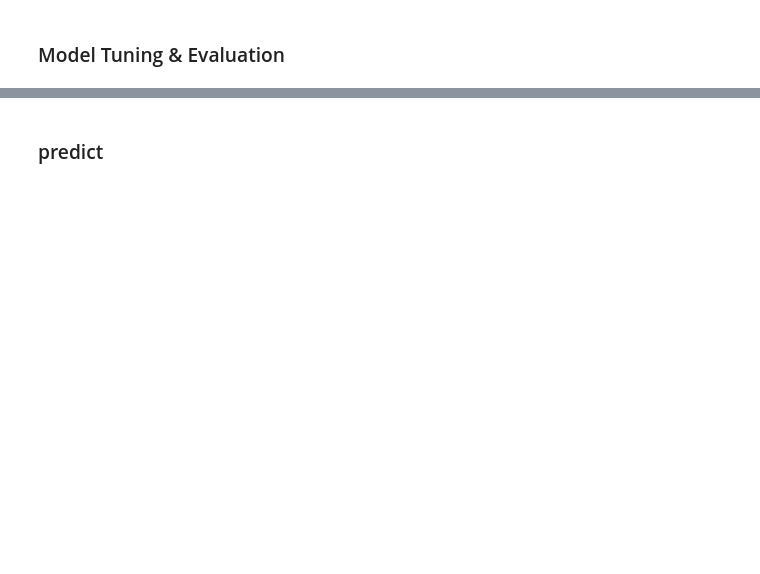
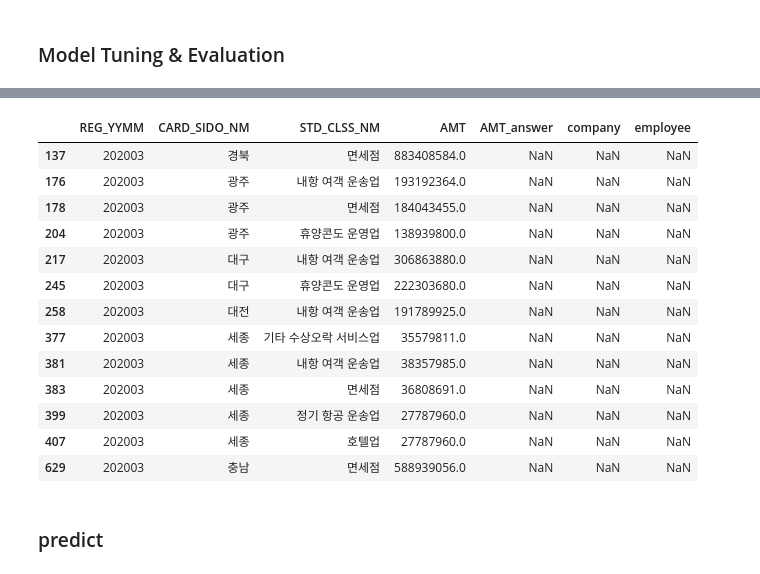
Before and after one commit to starlidust/jeju_creditcard, a Jupyter notebook: lgbm_base2_add_feature.ipynb, the cells around one changed output, grey strips where cells are left out. Cells and saved outputs as stored; diff of their text form; code cells hidden in the pictures; blank space fills up the shorter version.

```diff
--- a/lgbm_base2_add_feature.ipynb
+++ b/lgbm_base2_add_feature.ipynb
@@ -298,7 +417,2 @@ temp = temp.groupby(['REG_YYMM','CARD_SIDO_NM','STD_CLSS_NM']).sum().reset_index
-# %%
-temp['CARD_SIDO_NM'] = temp['CARD_SIDO_NM'].astype(int)
-temp['STD_CLSS_NM'] = temp['STD_CLSS_NM'].astype(int)
 # %%
-# 디코딩
-temp['CARD_SIDO_NM'] = encoders['CARD_SIDO_NM'].inverse_transform(temp['CARD_SIDO_NM'])
 temp['STD_CLSS_NM'] = encoders['STD_CLSS_NM'].inverse_transform(temp['STD_CLSS_NM'])
@@ -316,2 +418,0 @@ eval_set_answer.columns = ['REG_YYMM', 'CARD_SIDO_NM', 'STD_CLSS_NM', 'AMT_answe
-# %%
-temp = pd.merge(temp,eval_set_answer,how = 'left')
@@ -321,0 +454,20 @@ temp.loc[temp.AMT_answer.isna()]
+# %%
+#제출파일과 비교
+check_df = pd.merge(temp,all_jobs_df,left_on=['CARD_SIDO_NM','STD_CLSS_NM'],right_on=['CARD_SIDO_NM','STD_CLSS_NM'],how='left')
+# %%
+check_df[check_df.company.isna()]
+# %% [output]
+|  | REG_YYMM | CARD_SIDO_NM | STD_CLSS_NM | AMT | AMT_answer | company | employee |
+| 137 | 202003 | 경북 | 면세점 | 883408584.0 | NaN | NaN | NaN |
+| 176 | 202003 | 광주 | 내항 여객 운송업 | 193192364.0 | NaN | NaN | NaN |
+| 178 | 202003 | 광주 | 면세점 | 184043455.0 | NaN | NaN | NaN |
+| 204 | 202003 | 광주 | 휴양콘도 운영업 | 138939800.0 | NaN | NaN | NaN |
+| 217 | 202003 | 대구 | 내항 여객 운송업 | 306863880.0 | NaN | NaN | NaN |
+| 245 | 202003 | 대구 | 휴양콘도 운영업 | 222303680.0 | NaN | NaN | NaN |
+| 258 | 202003 | 대전 | 내항 여객 운송업 | 191789925.0 | NaN | NaN | NaN |
+| 377 | 202003 | 세종 | 기타 수상오락 서비스업 | 35579811.0 | NaN | NaN | NaN |
+| 381 | 202003 | 세종 | 내항 여객 운송업 | 38357985.0 | NaN | NaN | NaN |
+| 383 | 202003 | 세종 | 면세점 | 36808691.0 | NaN | NaN | NaN |
+| 399 | 202003 | 세종 | 정기 항공 운송업 | 27787960.0 | NaN | NaN | NaN |
+| 407 | 202003 | 세종 | 호텔업 | 27787960.0 | NaN | NaN | NaN |
+| 629 | 202003 | 충남 | 면세점 | 588939056.0 | NaN | NaN | NaN |
```
Also changed, not shown: parts of 54 cells of this notebook, 4 other files.
